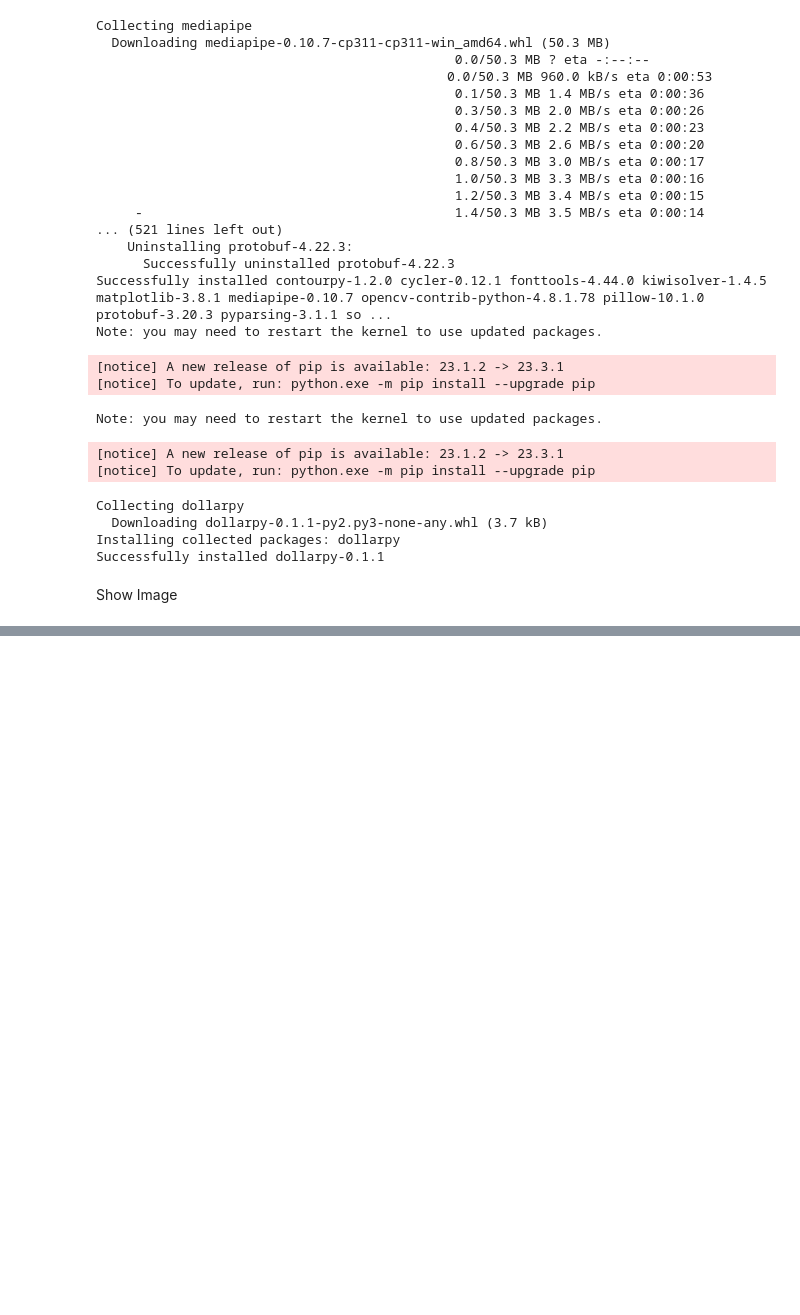
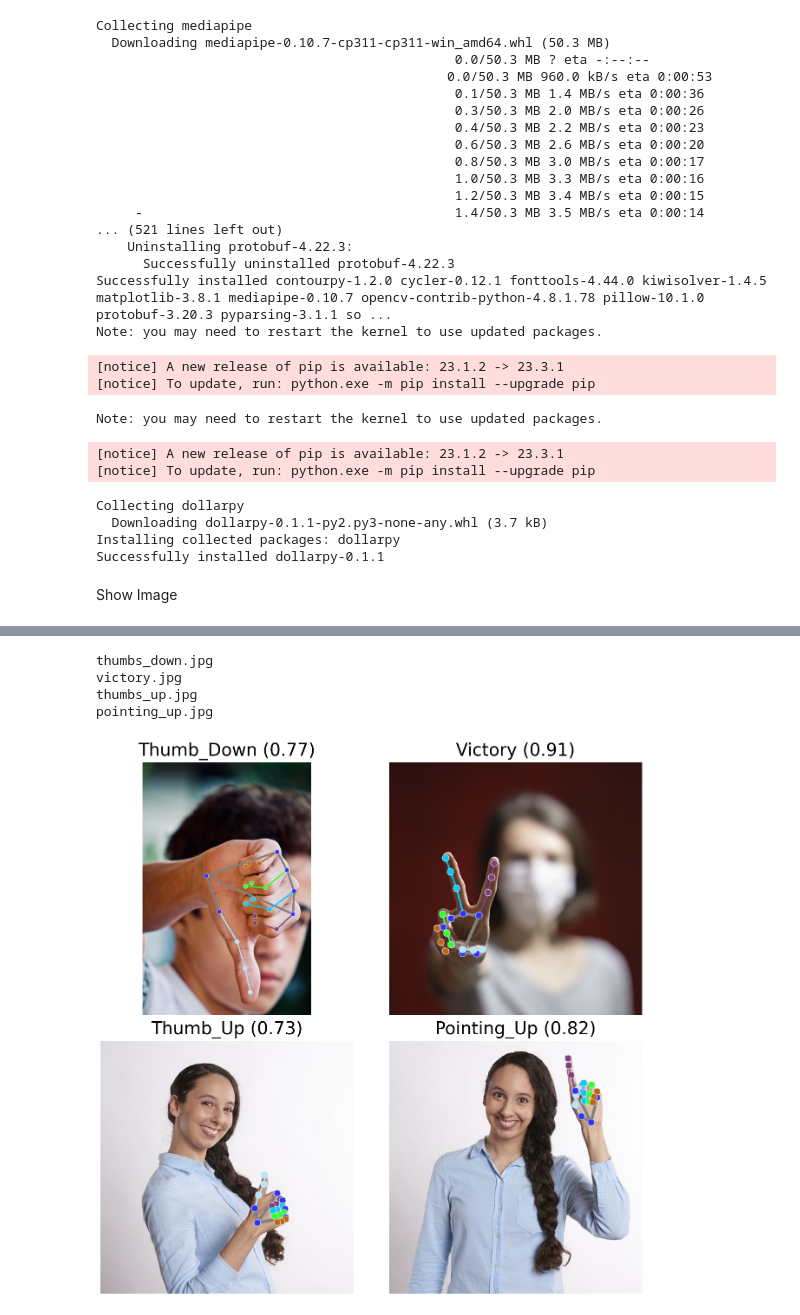
Before and after one commit to Mahmoudwa2l/e-zoo, a Jupyter notebook: zoo.ipynb, the cells around one changed output, grey strips where cells are left out. Drawn from its saved outputs; the diff is of its cells as text; code cells hidden in the pictures; blank space fills up the shorter version.

Commit message:
gesture classification

```diff
--- a/zoo.ipynb
+++ b/zoo.ipynb
@@ -45,0 +85,27 @@ mp_styles=mp.solutions.drawing_styles
+# %%
+import cv2
+
+import math
+
+DESIRED_HEIGHT = 480
+DESIRED_WIDTH = 480
+
+def resize_and_show(image):
+  h, w = image.shape[:2]
+  if h < w:
+    img = cv2.resize(image, (DESIRED_WIDTH, math.floor(h/(w/DESIRED_WIDTH))))
+  else:
+    img = cv2.resize(image, (math.floor(w/(h/DESIRED_HEIGHT)), DESIRED_HEIGHT))
+  viewImage(img)
+
+
+# Preview the images.
+images = {name: cv2.imread(name) for name in IMAGE_FILENAMES}
+for name, image in images.items():
+  print(name)
+  resize_and_show(image)
+# %% [output]
+thumbs_down.jpg
+victory.jpg
+thumbs_up.jpg
+pointing_up.jpg
@@ -45,0 +197,24 @@ mp_styles=mp.solutions.drawing_styles
+# %%
+# STEP 2: Create an GestureRecognizer object.
+base_options = python.BaseOptions(model_asset_path='gesture_recognizer.task')
+options = vision.GestureRecognizerOptions(base_options=base_options)
+recognizer = vision.GestureRecognizer.create_from_options(options)
+# %%
+images = []
+results = []
+for image_file_name in IMAGE_FILENAMES:
+  # STEP 3: Load the input image.
+  image = mp.Image.create_from_file(image_file_name)
+
+  # STEP 4: Recognize gestures in the input image.
+  recognition_result = recognizer.recognize(image)
+
+  # STEP 5: Process the result. In this case, visualize it.
+  images.append(image)
+  top_gesture = recognition_result.gestures[0][0]
+  hand_landmarks = recognition_result.hand_landmarks
+  results.append((top_gesture, hand_landmarks))
+
+display_batch_of_images_with_gestures_and_hand_landmarks(images, results)
+# %% [output]
+[figure, added]
```
Also changed, not shown: parts of 9 cells of this notebook, 5 other files.
